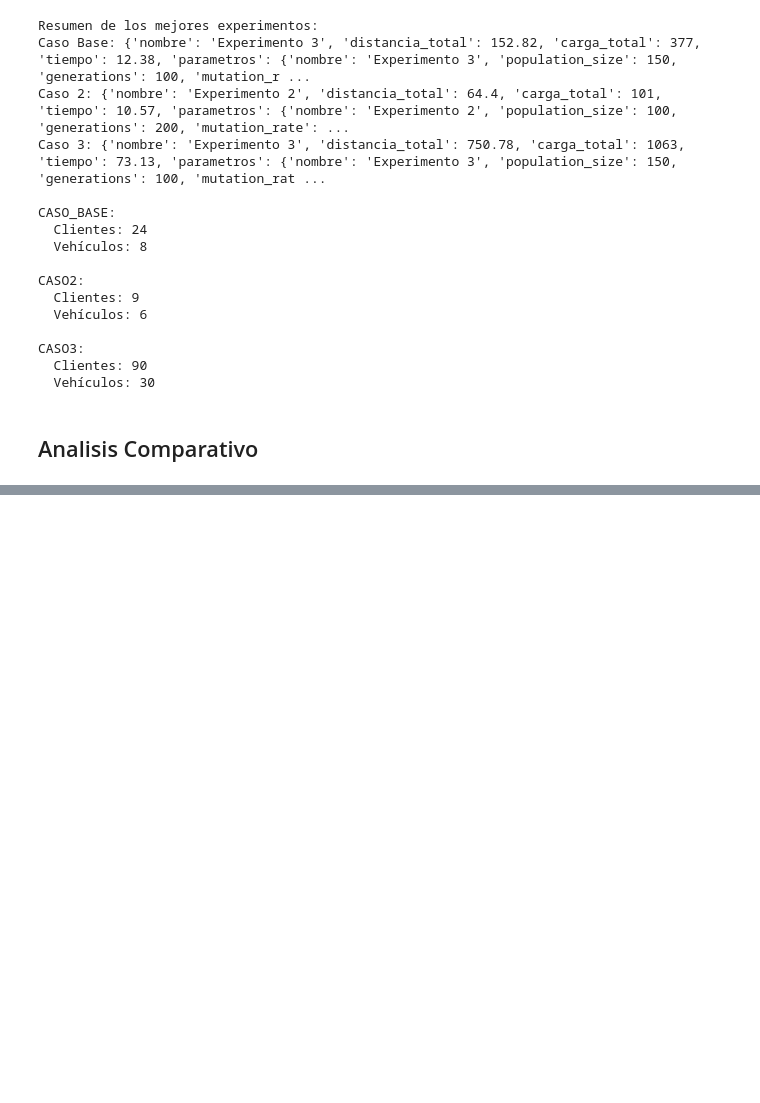
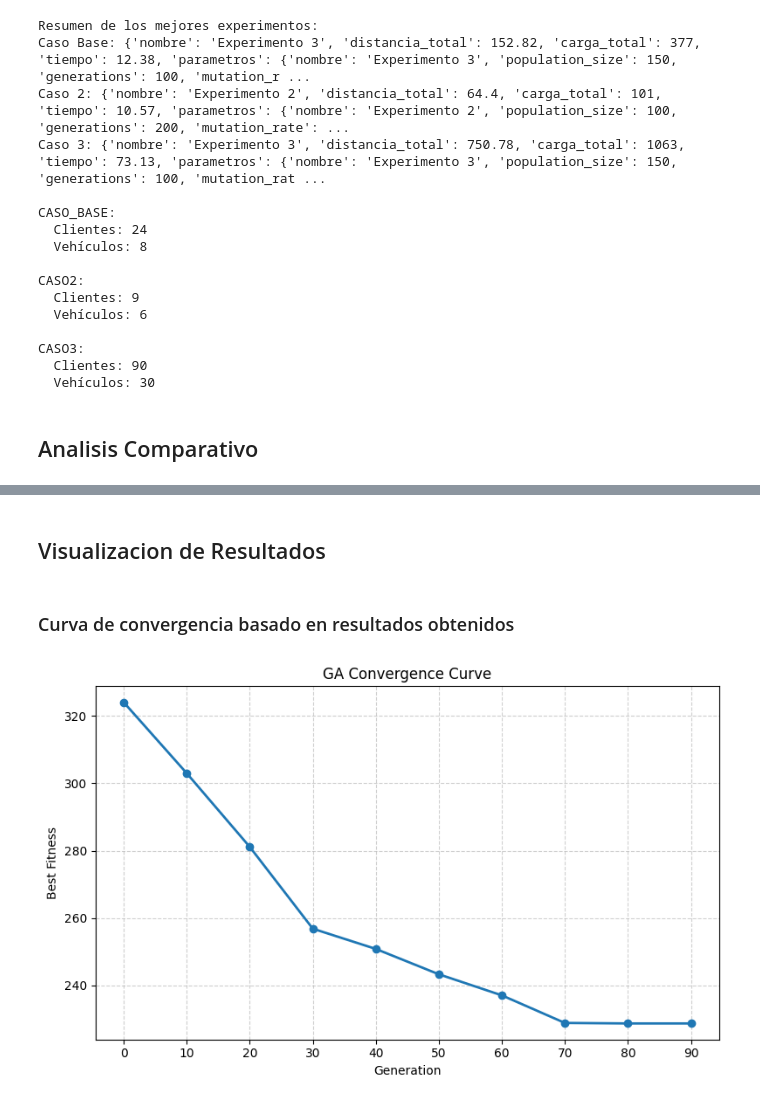
Before and after one commit to MOS-Proyectos/proyecto_1, a Jupyter notebook: ga_vrp_solution.ipynb, the cells around one changed output, grey strips where cells are left out. Saved outputs shown, nothing was run; the diff lists cells and outputs as text; code cells hidden in the pictures; blank space fills up the shorter version.

Commit message:
Analisis y Visualizacion

```diff
--- a/ga_vrp_solution.ipynb
+++ b/ga_vrp_solution.ipynb
@@ -512,0 +634,23 @@ CASO3:
+# %% [markdown]
+## Visualizacion de Resultados
+# %% [markdown]
+### Curva de convergencia basado en resultados obtenidos
+# %%
+import matplotlib.pyplot as plt
+
+# Data
+generations = [0, 10, 20, 30, 40, 50, 60, 70, 80, 90]
+best_fitness = [324.07, 303.00, 281.13, 256.84, 250.83, 243.30, 237.04, 228.85, 228.70, 228.70]
+
+# Plot
+plt.figure(figsize=(8, 5))
+plt.plot(generations, best_fitness, marker='o', linestyle='-', linewidth=2)
+plt.title('GA Convergence Curve')
+plt.xlabel('Generation')
+plt.ylabel('Best Fitness')
+plt.grid(True, which='both', linestyle='--', alpha=0.6)
+plt.xticks(generations)
+plt.tight_layout()
+plt.show()
+# %% [output]
+[figure, added]
```
Also changed, not shown: parts of 9 cells of this notebook.
